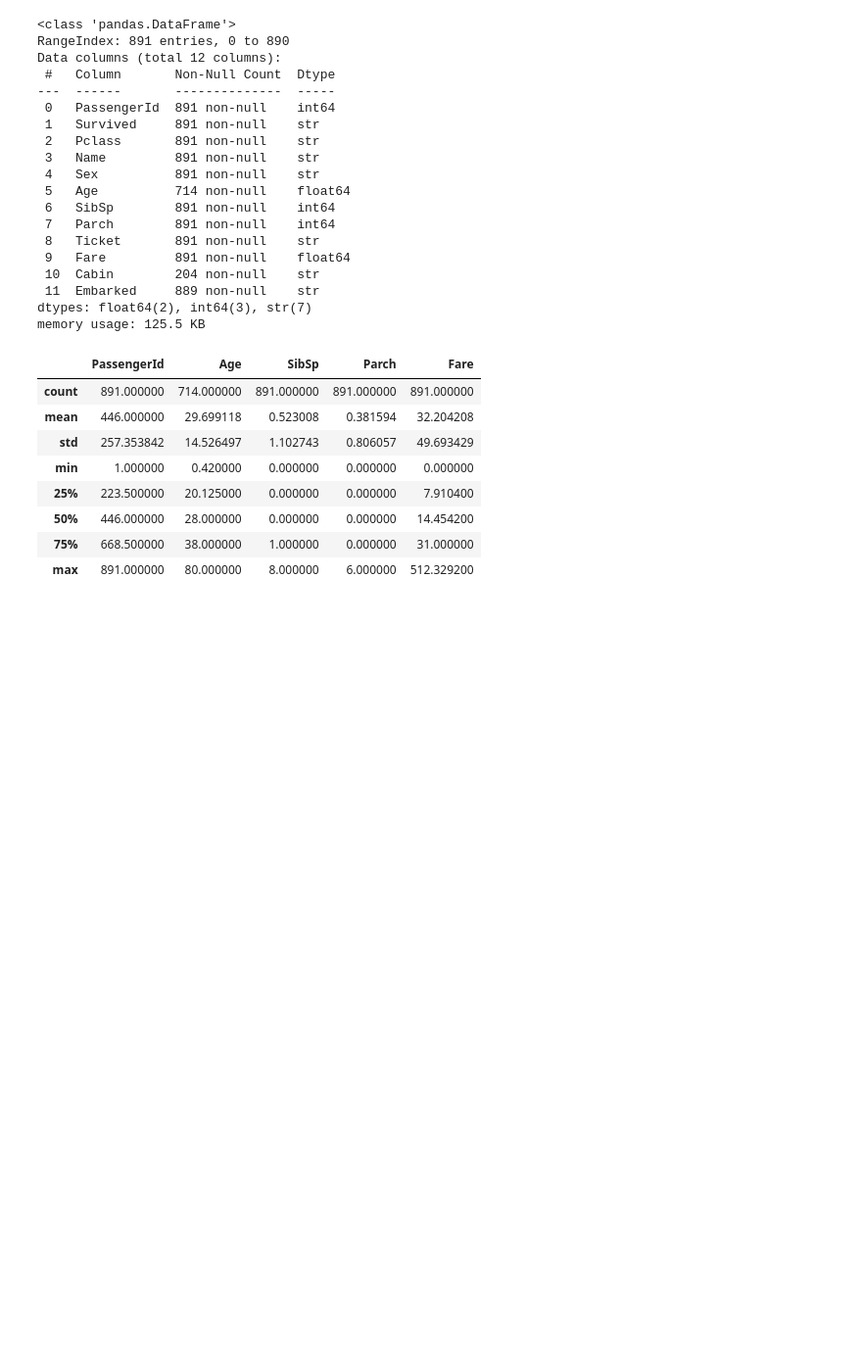
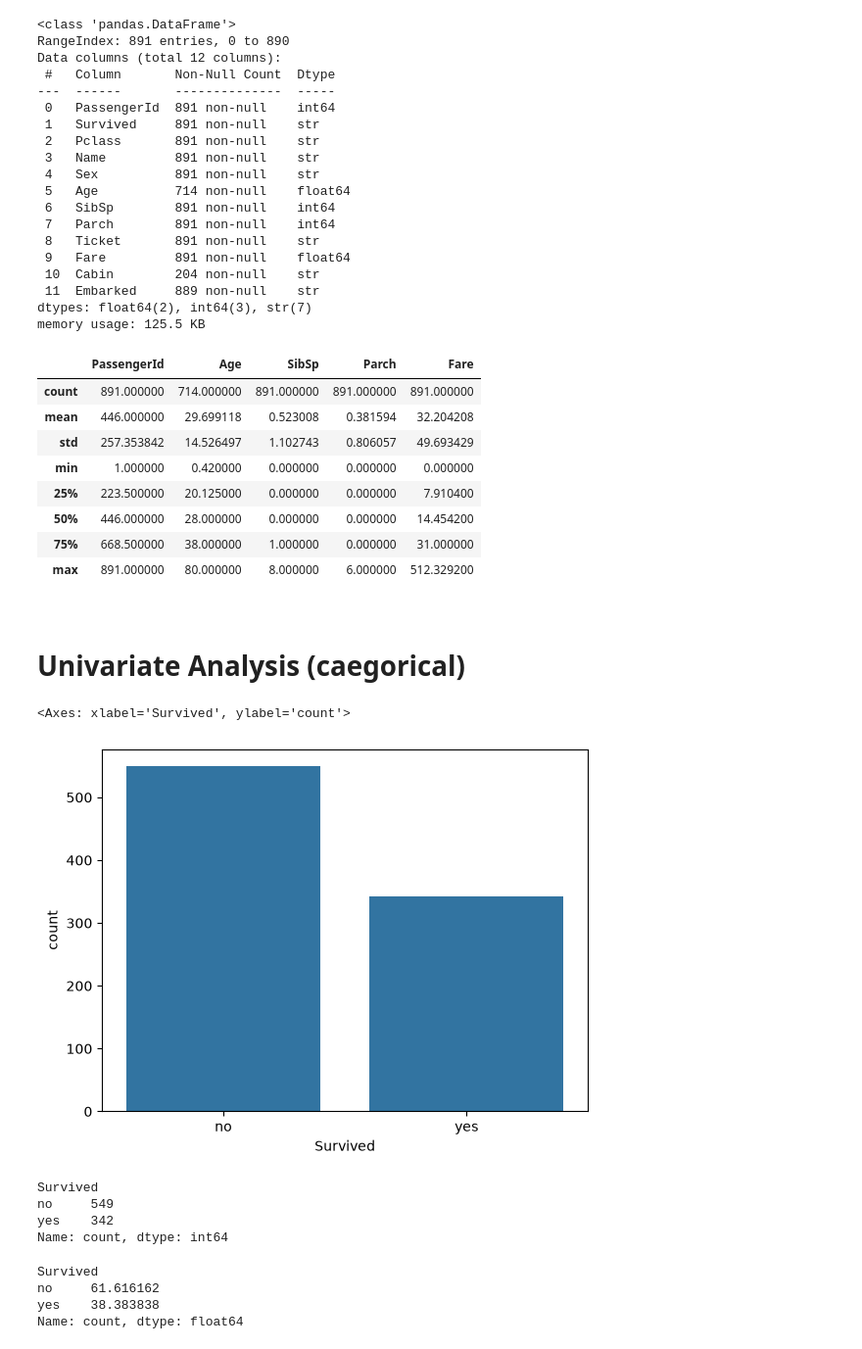
Before and after one commit to SamiulIslam007/phitron-machine-learning-practice, a Jupyter notebook: EDA_practice_on_titanic_data.ipynb, the cells around one changed output. Shown at 98% size. Drawn from its saved outputs; the diff is of its cells as text; code cells hidden in the pictures; blank space fills up the shorter version.

```diff
--- a/EDA_practice_on_titanic_data.ipynb
+++ b/EDA_practice_on_titanic_data.ipynb
@@ -88,3 +88,27 @@ df.describe()
 | 50% | 446.000000 | 28.000000 | 0.000000 | 0.000000 | 14.454200 |
 | 75% | 668.500000 | 38.000000 | 1.000000 | 0.000000 | 31.000000 |
 | max | 891.000000 | 80.000000 | 8.000000 | 6.000000 | 512.329200 |
+# %% [markdown]
+<!-- Univariate analysis -->
+# %% [markdown]
+ # Univariate Analysis (caegorical)
+# %%
+sns.countplot(data = df, x=df['Survived'])
+# %% [output]
+<Axes: xlabel='Survived', ylabel='count'>
+[figure, added]
+# %%
+df['Survived'].value_counts()
+# %% [output]
+Survived
+no     549
+yes    342
+Name: count, dtype: int64
+# %%
+# getting the percentage
+(df['Survived'].value_counts() /len(df)) * 100
+# %% [output]
+Survived
+no     61.616162
+yes    38.383838
+Name: count, dtype: float64
```
Also changed, not shown: parts of 1 cell of this notebook.
